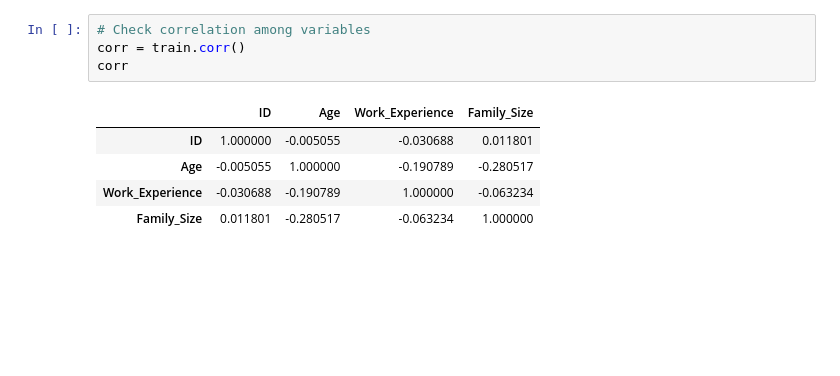
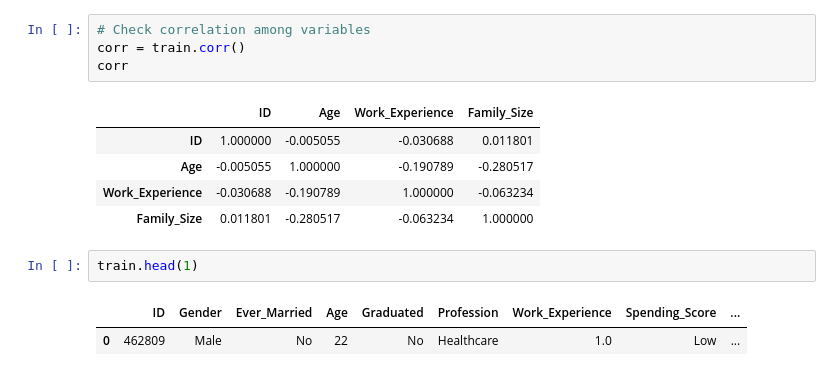
Before and after one commit to giannisbasa/Customer-Segmentation, a Jupyter notebook: 1. Coding/Customer_segmentation.ipynb, the cells around one changed output. Drawn from its saved outputs; the diff is of its cells as text; blank space fills up the shorter version.

```diff
--- a/1. Coding/Customer_segmentation.ipynb
+++ b/1. Coding/Customer_segmentation.ipynb
@@ -457,3 +471,8 @@ corr
 | Age | -0.005055 | 1.000000 | -0.190789 | -0.280517 |
 | Work_Experience | -0.030688 | -0.190789 | 1.000000 | -0.063234 |
 | Family_Size | 0.011801 | -0.280517 | -0.063234 | 1.000000 |
+# %%
+train.head(1)
+# %% [output]
+|  | ID | Gender | Ever_Married | Age | Graduated | Profession | Work_Experience | Spending_Score | ... |
+| 0 | 462809 | Male | No | 22 | No | Healthcare | 1.0 | Low | ... |
```
Also changed, not shown: parts of 5 cells of this notebook.
